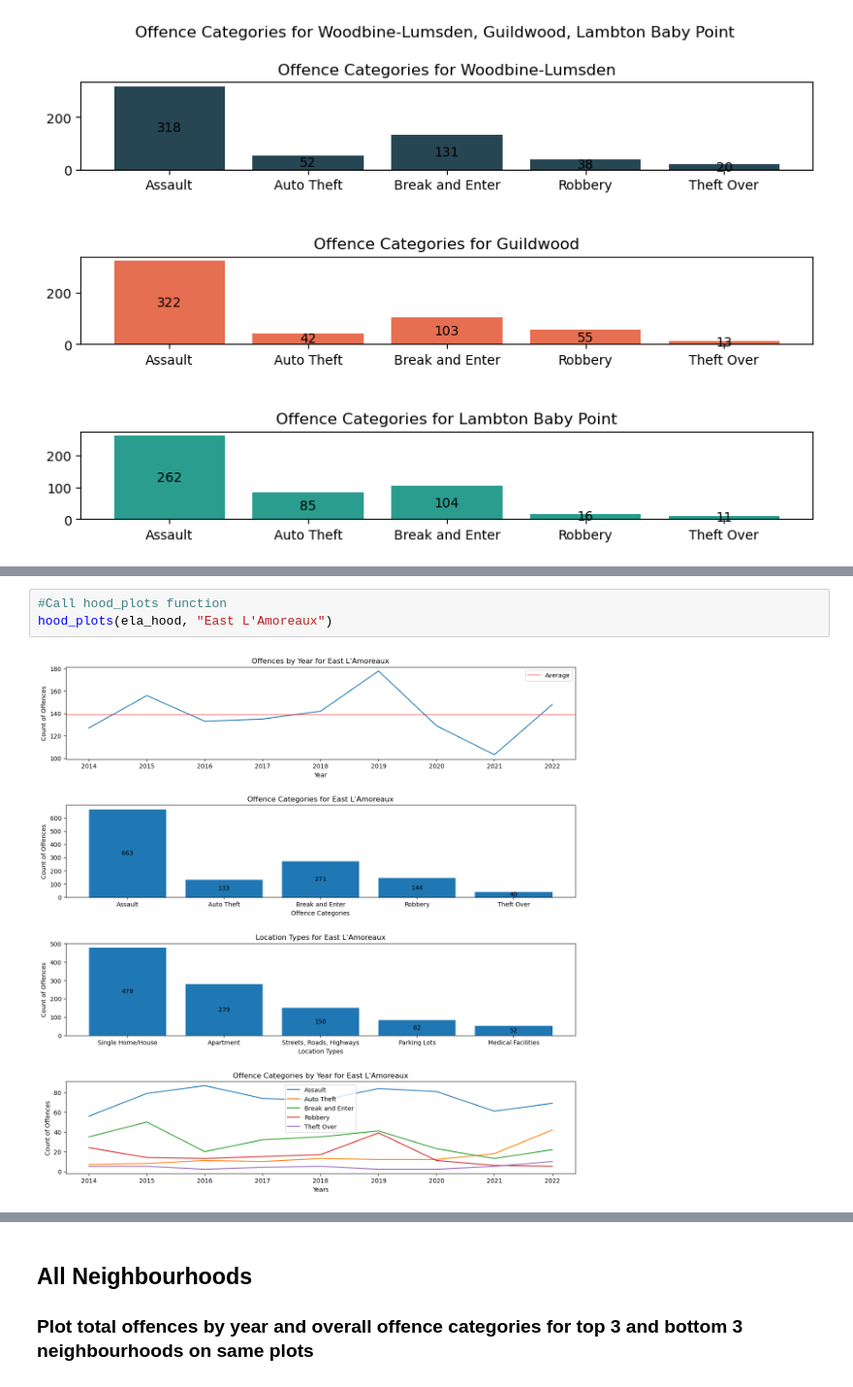
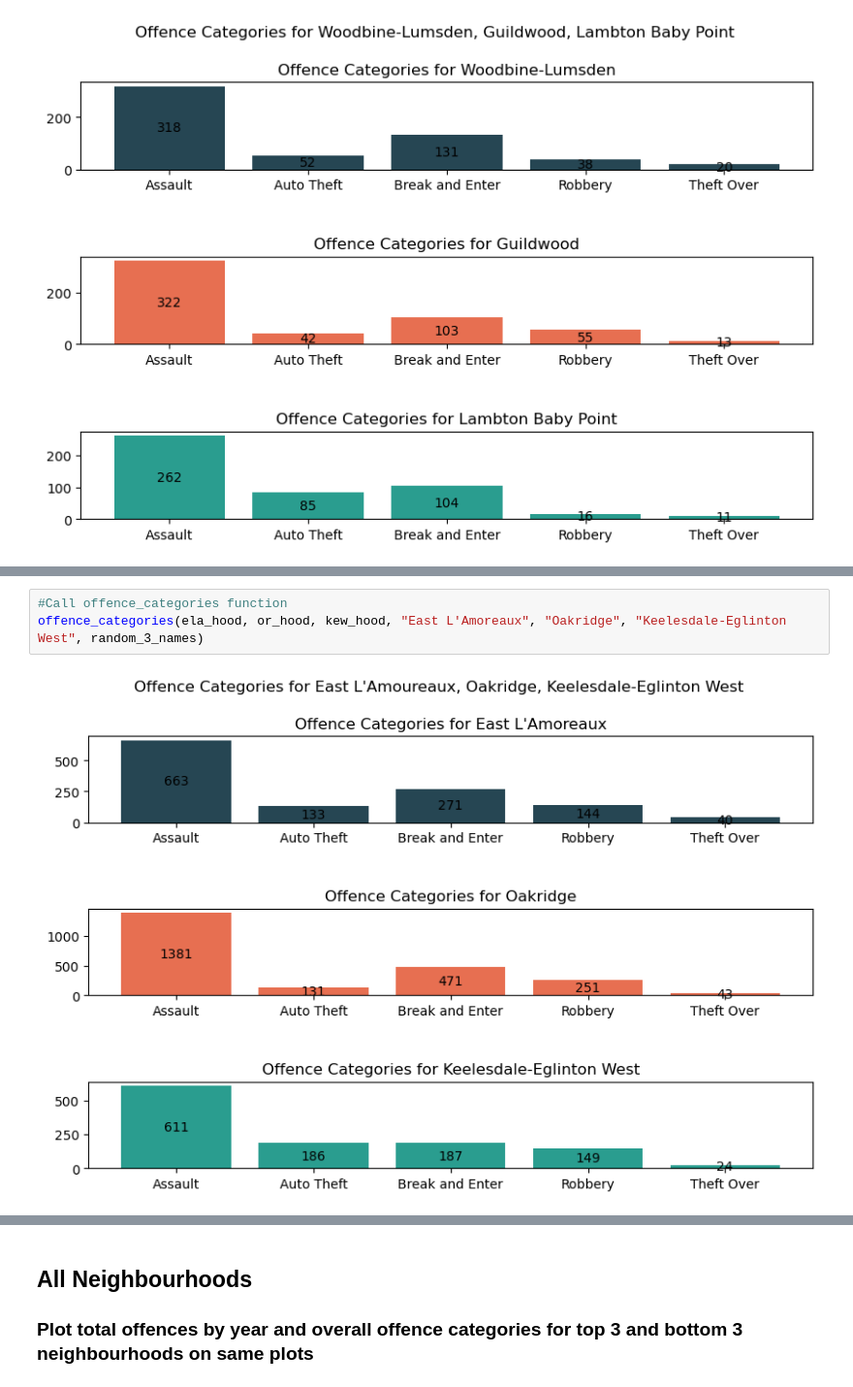
Before and after one commit to fannysigouin/project1, a Jupyter notebook: question_3/q3_all_years.ipynb, the cells around one changed output, grey strips where cells are left out. Shown at 97% size. Saved outputs shown, nothing was run; the diff lists cells and outputs as text.

Commit message:
continue reworking q3 plots

```diff
--- a/question_3/q3_all_years.ipynb
+++ b/question_3/q3_all_years.ipynb
@@ -392,5 +452,5 @@ ela_hood.head()
 # %%
-#Call hood_plots function
-hood_plots(ela_hood, "East L'Amoreaux")
+#Call offence_categories function
+offence_categories(ela_hood, or_hood, kew_hood, "East L'Amoreaux", "Oakridge", "Keelesdale-Eglinton West", random_3_names)
 # %% [output]
-[figure, old version]
+[figure, new version]
```
Also changed, not shown: parts of 17 cells of this notebook.
